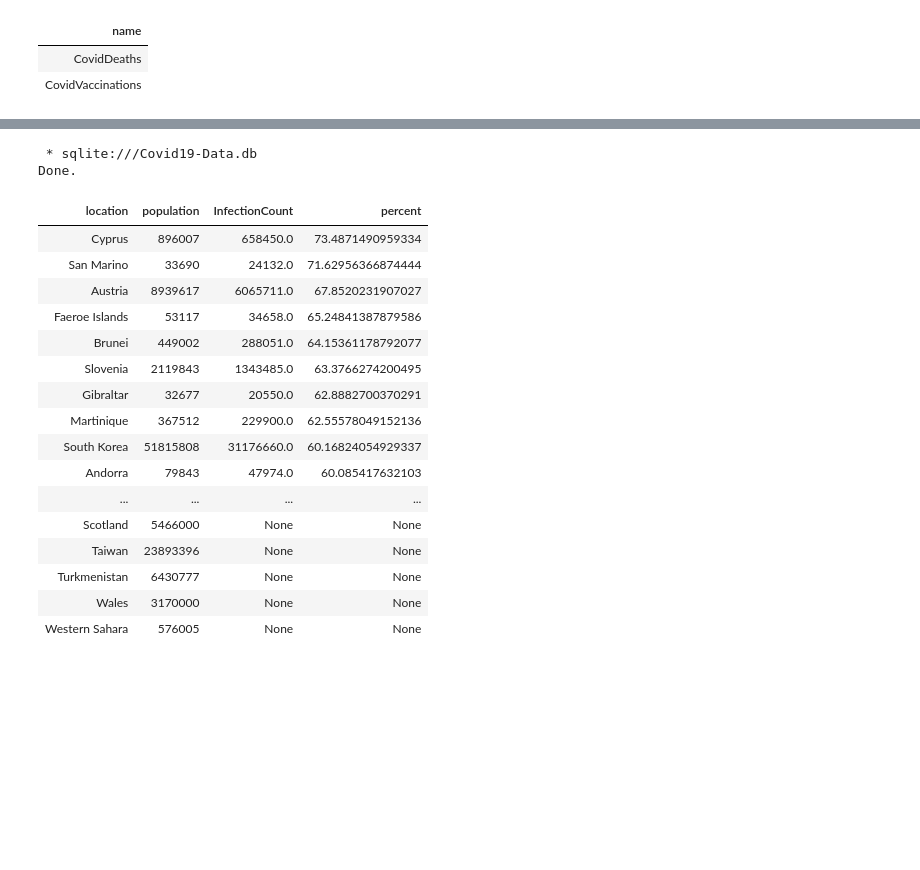
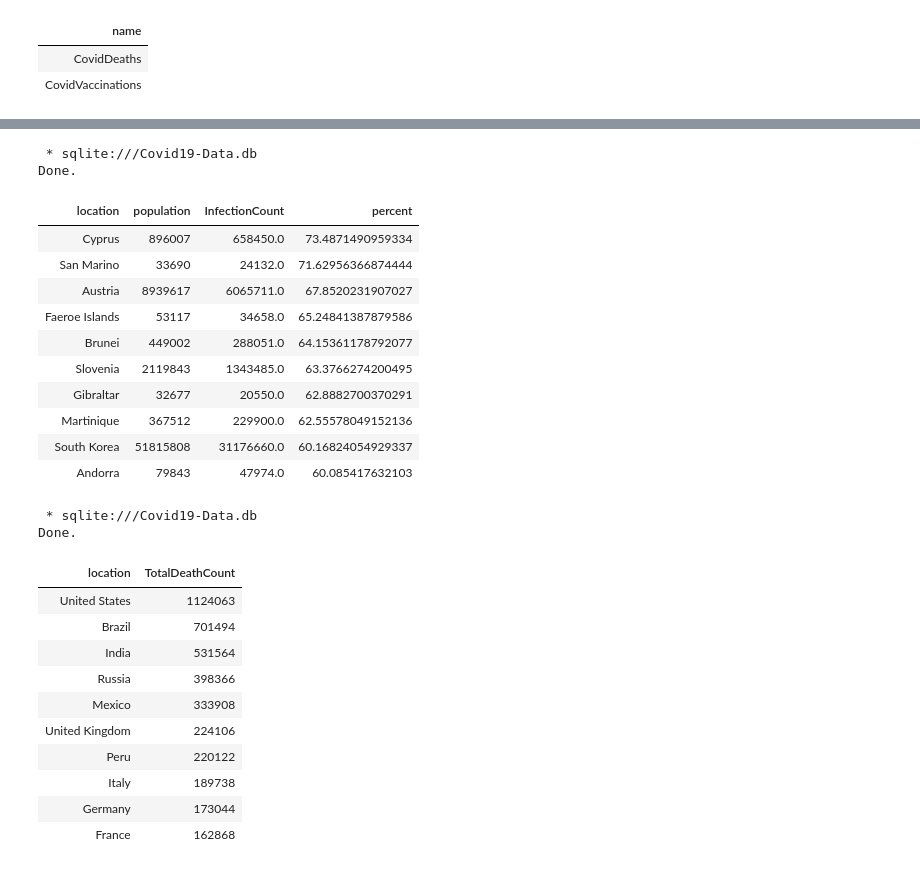
Before and after one commit to Chris-Quan/Covid19-Data-Exploration, a Jupyter notebook: 1-dataExploration.ipynb, the cells around one changed output, grey strips where cells are left out. Saved outputs shown, nothing was run; the diff lists cells and outputs as text; code cells hidden in the pictures; blank space fills up the shorter version.

```diff
--- a/1-dataExploration.ipynb
+++ b/1-dataExploration.ipynb
@@ -94,27 +84,46 @@ Done.
 # %%
 %%sql
 
 Select Location, Population, MAX(total_cases) as InfectionCount, max((total_cases/population))*100 as percent
 FROM CovidDeaths
 Group by Location, Population
 order by percent desc
+
+LIMIT 10
 # %% [output]
  * sqlite:///Covid19-Data.db
 Done.
 | location | population | InfectionCount | percent |
 | Cyprus | 896007 | 658450.0 | 73.4871490959334 |
 | San Marino | 33690 | 24132.0 | 71.62956366874444 |
 | Austria | 8939617 | 6065711.0 | 67.8520231907027 |
 | Faeroe Islands | 53117 | 34658.0 | 65.24841387879586 |
 | Brunei | 449002 | 288051.0 | 64.15361178792077 |
 | Slovenia | 2119843 | 1343485.0 | 63.3766274200495 |
 | Gibraltar | 32677 | 20550.0 | 62.8882700370291 |
 | Martinique | 367512 | 229900.0 | 62.55578049152136 |
 | South Korea | 51815808 | 31176660.0 | 60.16824054929337 |
 | Andorra | 79843 | 47974.0 | 60.085417632103 |
-| ... | ... | ... | ... |
-| Scotland | 5466000 | None | None |
-| Taiwan | 23893396 | None | None |
-| Turkmenistan | 6430777 | None | None |
-| Wales | 3170000 | None | None |
-| Western Sahara | 576005 | None | None |
+# %%
+%%sql
+
+Select location, Max(cast(Total_deaths as int)) as TotalDeathCount
+from CovidDeaths
+where continent is not null
+Group by location
+order by TotalDeathCount desc
+limit 10
+# %% [output]
+ * sqlite:///Covid19-Data.db
+Done.
+| location | TotalDeathCount |
+| United States | 1124063 |
+| Brazil | 701494 |
+| India | 531564 |
+| Russia | 398366 |
+| Mexico | 333908 |
+| United Kingdom | 224106 |
+| Peru | 220122 |
+| Italy | 189738 |
+| Germany | 173044 |
+| France | 162868 |
```
Also changed, not shown: parts of 11 cells of this notebook.
